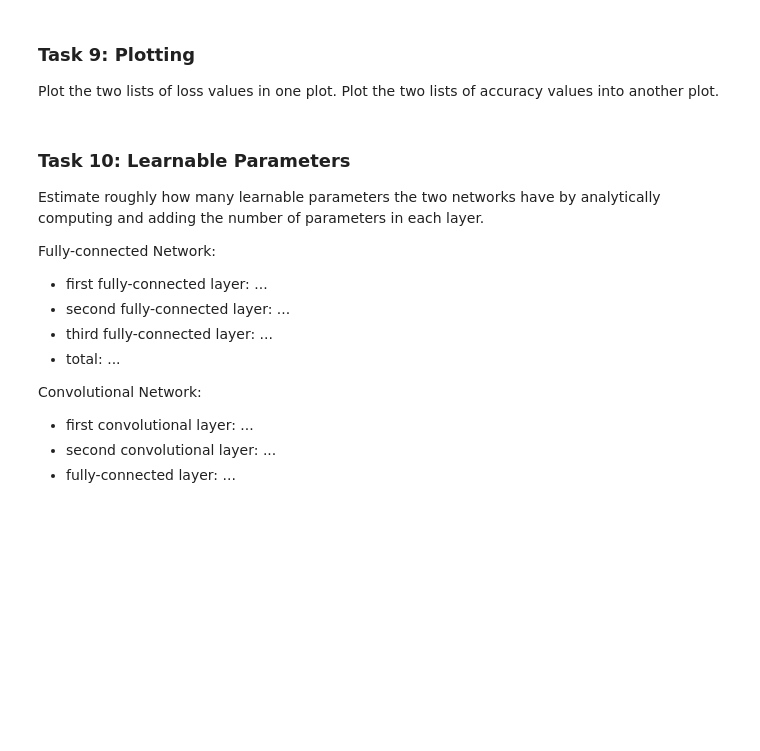
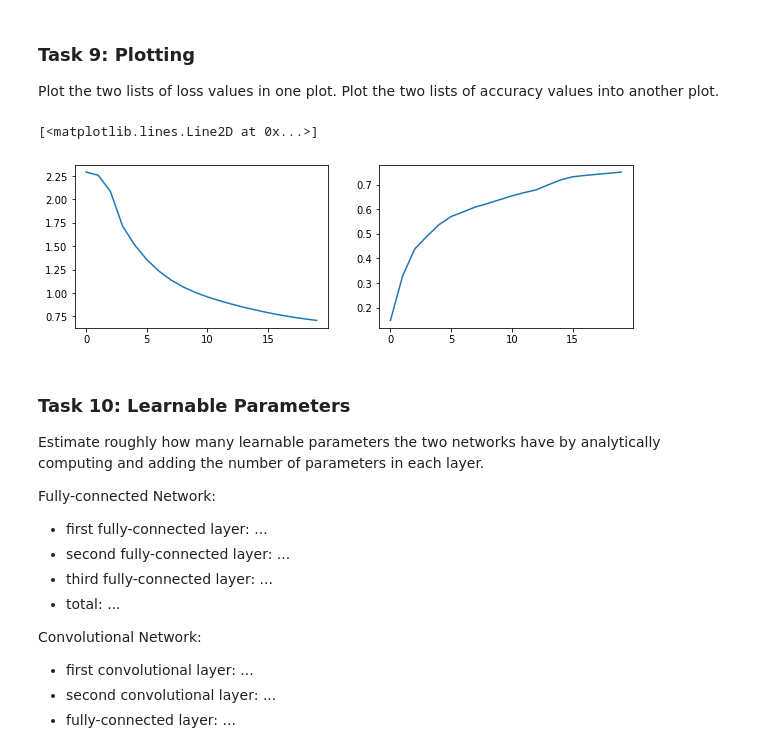
Before and after one commit to gparri610/Deep-Learning-FS24, a Jupyter notebook: DL-Assignment06.ipynb, the cells around one changed output. Drawn from its saved outputs; the diff is of its cells as text; code cells hidden in the pictures; blank space fills up the shorter version.

```diff
--- a/DL-Assignment06.ipynb
+++ b/DL-Assignment06.ipynb
@@ -151,11 +135,11 @@ Use the following layers:
 # %%
 def fully_connected(D, K1, K2, O):
   return torch.nn.Sequential(
-    torch.nn.Flatten(D, D),
+    torch.nn.Flatten(1, -1),
     torch.nn.Linear(D, K1),
-    torch.sigmoid(),
+    torch.nn.Sigmoid(),
     torch.nn.Linear(K1, K2),
-    torch.sigmoid(),
+    torch.nn.Sigmoid(),
     torch.nn.Linear(K2, O),
   )
 # %% [markdown]
@@ -229,31 +213,36 @@ def train(network, epochs, eta, momentum):
 
   # collect loss values and accuracies over the training epochs
   val_loss, val_acc = [], []
-  val_loss_test, val_acc_test = [], []
+
 
   for epoch in range(epochs):
     # train network on training data
     for x,t in trainloader:
       # put data to device
+      # print(x.shape)
       output = loss(network(x), t)
-      val_loss.append(output.item())
       # train
       optimizer.zero_grad()
       output.backward()
       optimizer.step()
     # test network on test data
     with torch.no_grad():
+      correct = 0
+      total = 0
       for x,t in testloader:
         # put data to device
         y = network(x)
-        # compute validation loss
-        val_loss_test.append(loss(y, t).item())
+        # compute validation loss)
         # compute validation accuracy
-
+        _,predicted = torch.max(y, 1)
+        correct += (predicted == t).sum().item()
+        total += t.size(0)
+      val_loss.append(loss(y, t).item())
+      val_acc.append(correct / total)
 
 
   # return loss and accuracy values
-  return val_loss, val_loss_test #,val_acc
+  return val_loss, val_acc
 # %% [markdown]
 ### Task 8: Fully-Connected Training
 
@@ -265,3 +251,6 @@ fc_loss, fc_acc = train(...)
+# %%
+fc = fully_connected(D=28*28, K1=128, K2=64, O=10)
+fc_loss, fc_acc = train(fc,epochs=20, eta=0.01, momentum=0.9)
 # %% [markdown]
 ### Task 8: Convolutional Training
 
@@ -278,13 +267,17 @@ Plot the two lists of loss values in one plot. Plot the two lists of accuracy va
 # %%
 from matplotlib import pyplot
 pyplot.figure(figsize=(10,3))
 ax = pyplot.subplot(121)
 # plot loss values of FC and CV network over epochs
-...
+pyplot.plot(np.arange(20), fc_loss)
+
 
 ax = pyplot.subplot(122)
 # plot accuracy values of FC and CV network over epochs
-...
+pyplot.plot(np.arange(20), fc_acc)
+# %% [output]
+[<matplotlib.lines.Line2D at 0x...>]
+[figure, added]
 # %% [markdown]
 ### Task 10: Learnable Parameters
 
```
Also changed, not shown: parts of 4 cells of this notebook.
